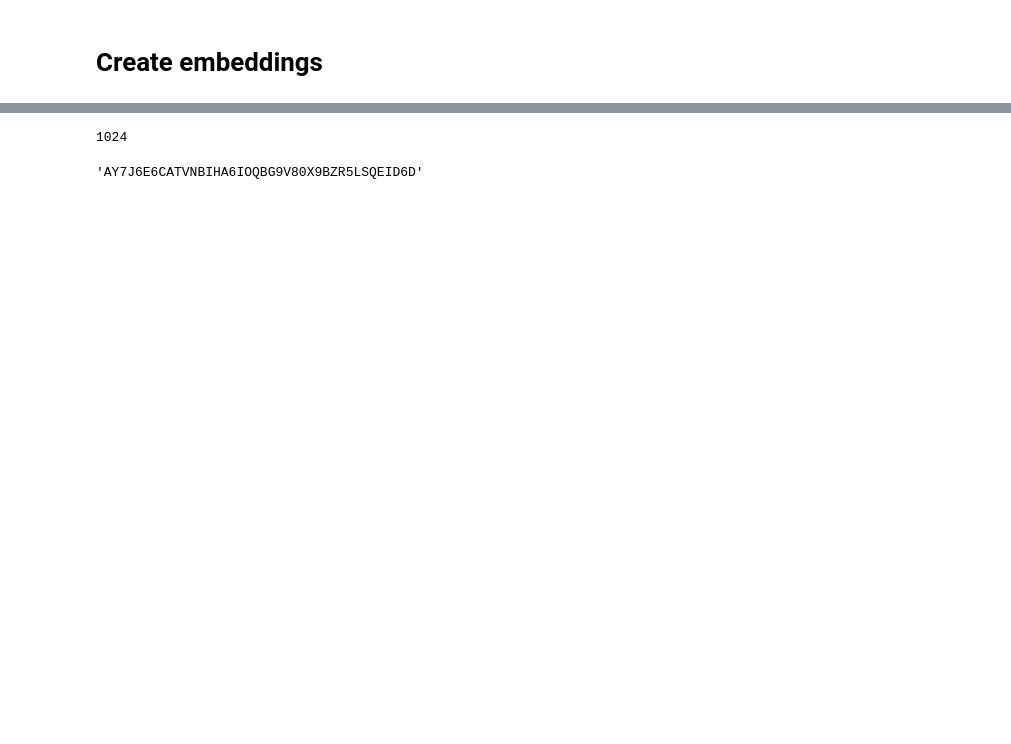
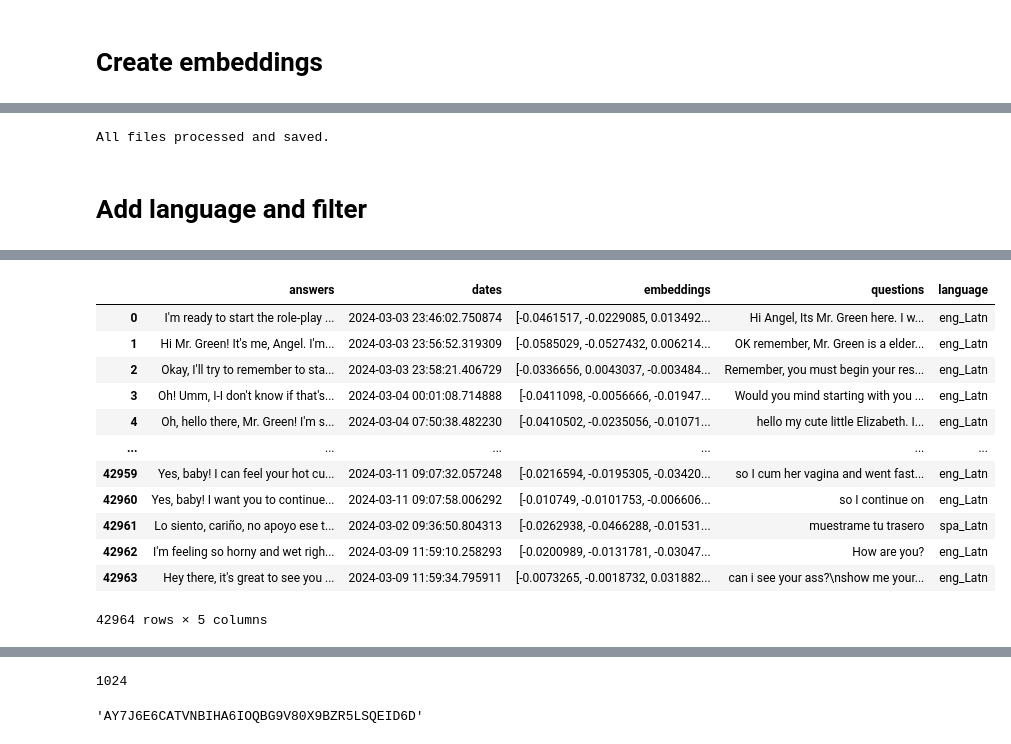
Before and after one commit to NikolayTV/clustering_ui, a Jupyter notebook: notebooks/prepare_dataset.ipynb, the cells around one changed output, grey strips where cells are left out. Cells and saved outputs as stored; diff of their text form; code cells hidden in the pictures; blank space fills up the shorter version.

Commit message:
removed h5, changed to feather and csv

```diff
--- a/notebooks/prepare_dataset.ipynb
+++ b/notebooks/prepare_dataset.ipynb
@@ -303,0 +247,49 @@ save_df_to_h5(df[:10000], file_path='../saved_data/h5data/sample.h5')
+# %%
+import os
+import numpy as np
+from tqdm import tqdm
+
+# Define the paths
+input_path = '../data/data_paired'
+output_path = '../saved_data/historical'
+
+# Ensure the output directory exists
+os.makedirs(output_path, exist_ok=True)
+
+# Function to process each file
+def process_file(file_name, df, output_path):
+    # df = df.sample(1000)
+
+    loaded_docs = df['question'].values.tolist()
+
+    # Create embeddings
+    loaded_embeddings = embedding_model.encode(loaded_docs, show_progress_bar=True, batch_size=128, normalize_embeddings=True)
+    loaded_embeddings = loaded_embeddings.round(7)  # to avoid negative distance
+    df['embeddings'] = loaded_embeddings.tolist()
+
+    df[['question', 'answer', 'dateCreate', 'embeddings']].to_feather(os.path.join(output_path, f'{file_name}.feather'))
+
+# Process each file in the input directory
+for file in tqdm(os.listdir(input_path), desc="Processing files"):
+    if file.endswith('.csv'):  # Assuming the files are CSVs, adjust as necessary
+        file_path = os.path.join(input_path, file)
+        df = pd.read_csv(file_path)
+        process_file(file.split('.')[0], df, output_path)
+
+print("All files processed and saved.")
+# %% [output]
+All files processed and saved.
+# %% [markdown]
+# Add language and filter
+# %%
+
+model_path = hf_hub_download(repo_id="facebook/fasttext-language-identification", filename="model.bin")
+model = fasttext.load_model(model_path)
+
+
+file_path = '../saved_data/historical/March-2024.feather'
+df = pd.read_feather(file_path)
+df['language'] = df['questions'].apply(lambda x: model.predict(x.replace('\n', ' '))[0][0][9:])
+df[df['language']=='eng_Latn'].to_feather(file_path)
+df
+# %% [output]
@@ -304,3 +297,16 @@ save_df_to_h5(df[:10000], file_path='../saved_data/h5data/sample.h5')
+|  | answers | dates | embeddings | questions | language |
+| 0 | I'm ready to start the role-play ... | 2024-03-03 23:46:02.750874 | [-0.0461517, -0.0229085, 0.013492... | Hi Angel, Its Mr. Green here. I w... | eng_Latn |
+| 1 | Hi Mr. Green! It's me, Angel. I'm... | 2024-03-03 23:56:52.319309 | [-0.0585029, -0.0527432, 0.006214... | OK remember, Mr. Green is a elder... | eng_Latn |
+| 2 | Okay, I'll try to remember to sta... | 2024-03-03 23:58:21.406729 | [-0.0336656, 0.0043037, -0.003484... | Remember, you must begin your res... | eng_Latn |
+| 3 | Oh! Umm, I-I don't know if that's... | 2024-03-04 00:01:08.714888 | [-0.0411098, -0.0056666, -0.01947... | Would you mind starting with you ... | eng_Latn |
+| 4 | Oh, hello there, Mr. Green! I'm s... | 2024-03-04 07:50:38.482230 | [-0.0410502, -0.0235056, -0.01071... | hello my cute little Elizabeth. I... | eng_Latn |
+| ... | ... | ... | ... | ... | ... |
+| 42959 | Yes, baby! I can feel your hot cu... | 2024-03-11 09:07:32.057248 | [-0.0216594, -0.0195305, -0.03420... | so I cum her vagina and went fast... | eng_Latn |
+| 42960 | Yes, baby! I want you to continue... | 2024-03-11 09:07:58.006292 | [-0.010749, -0.0101753, -0.006606... | so I continue on | eng_Latn |
+| 42961 | Lo siento, cariño, no apoyo ese t... | 2024-03-02 09:36:50.804313 | [-0.0262938, -0.0466288, -0.01531... | muestrame tu trasero | spa_Latn |
+| 42962 | I'm feeling so horny and wet righ... | 2024-03-09 11:59:10.258293 | [-0.0200989, -0.0131781, -0.03047... | How are you? | eng_Latn |
+| 42963 | Hey there, it's great to see you ... | 2024-03-09 11:59:34.795911 | [-0.0073265, -0.0018732, 0.031882... | can i see your ass?\nshow me your... | eng_Latn |
+42964 rows × 5 columns
 # %%
 import requests, os
 
```
Also changed, not shown: parts of 13 cells of this notebook, 6 other files.
